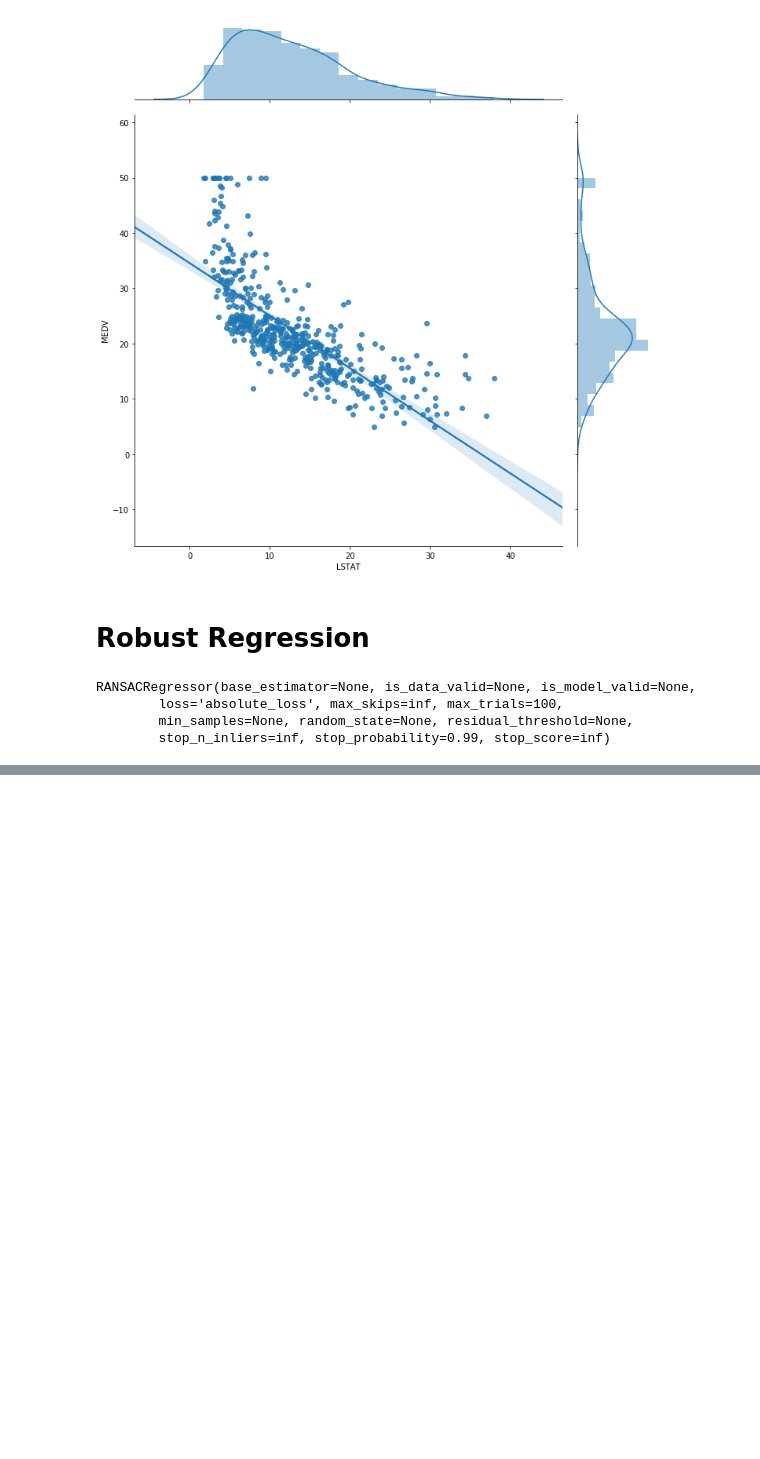
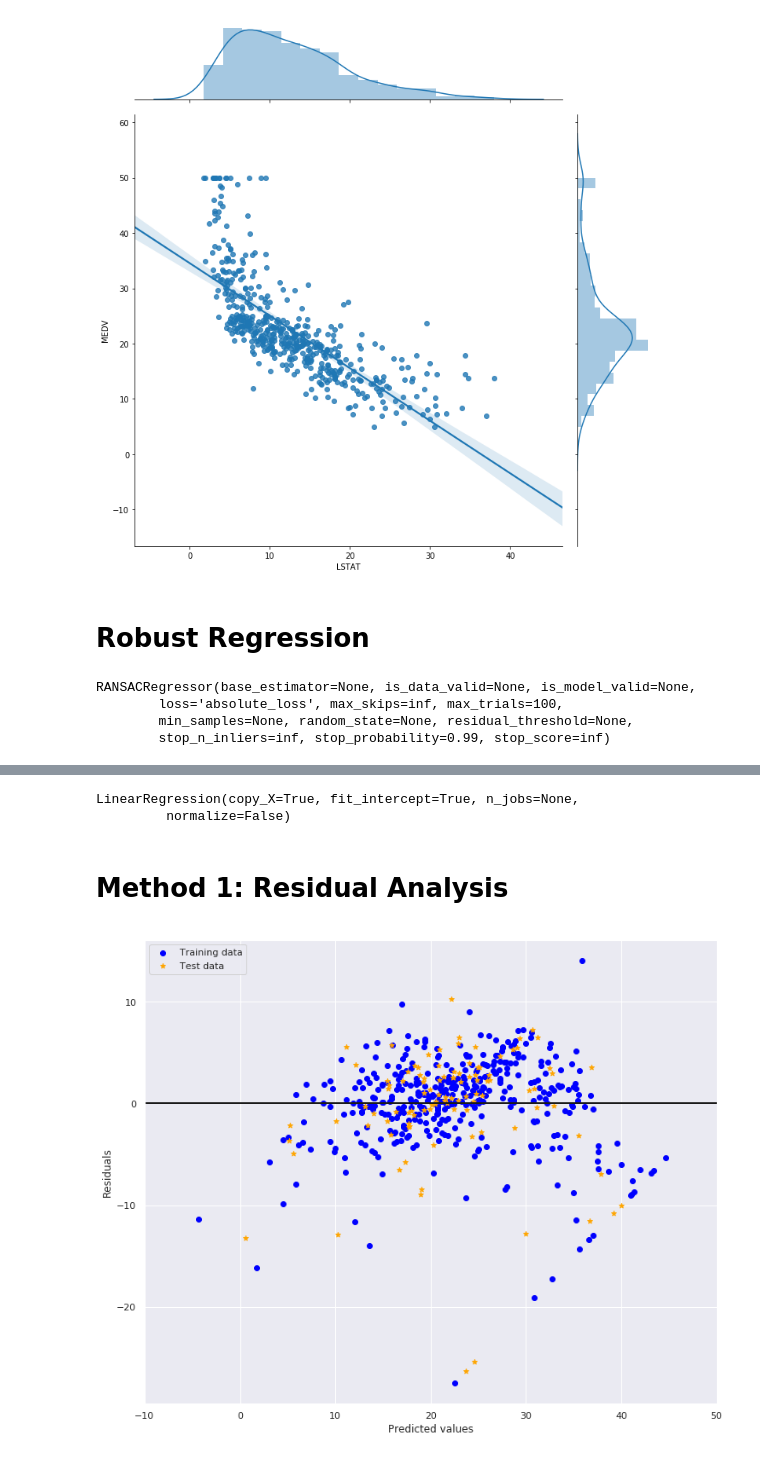
Before and after one commit to ineersa/ml-education, a Jupyter notebook: Boston Housing Price Prediction.ipynb, the cells around one changed output, grey strips where cells are left out. Drawn from its saved outputs; the diff is of its cells as text; code cells hidden in the pictures; blank space fills up the shorter version.

```diff
--- a/Boston Housing Price Prediction.ipynb
+++ b/Boston Housing Price Prediction.ipynb
@@ -229,0 +239,26 @@ ransac.estimator_.intercept_
+# %%
+X_train, X_test, y_train, y_test = train_test_split(X, y, test_size=0.2, random_state=0)
+# %%
+lr = LinearRegression()
+lr.fit(X_train, y_train)
+# %% [output]
+LinearRegression(copy_X=True, fit_intercept=True, n_jobs=None,
+         normalize=False)
+# %%
+y_train_predict = lr.predict(X_train)
+# %%
+y_test_predict = lr.predict(X_test)
+# %% [markdown]
+# Method 1: Residual Analysis
+# %%
+plt.figure(figsize=(12,10))
+plt.scatter(y_train_predict, y_train_predict-y_train, c='blue', marker='o', label='Training data')
+plt.scatter(y_test_predict, y_test_predict-y_test, c='orange', marker='*', label='Test data')
+plt.xlabel('Predicted values')
+plt.ylabel('Residuals')
+plt.legend(loc='upper left')
+plt.hlines(y=0, xmin=-10, xmax=50, lw=2, color='k')
+plt.xlim([-10, 50])
+plt.show()
+# %% [output]
+[figure, added]
```
Also changed, not shown: parts of 31 cells of this notebook.
